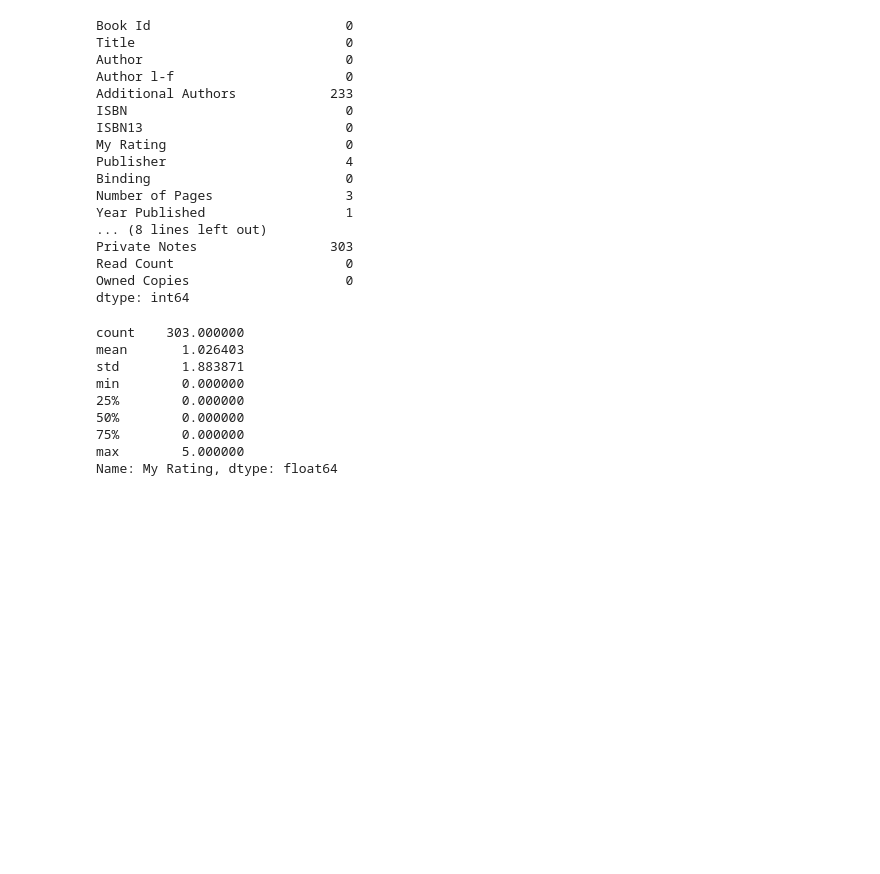
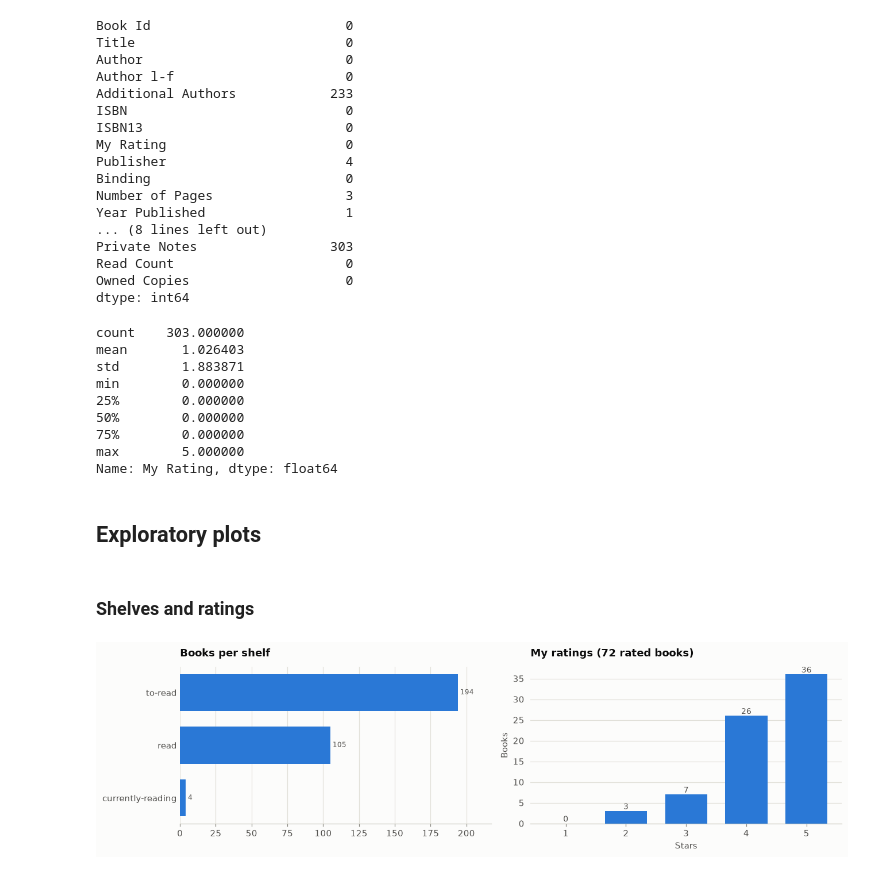
Before and after one commit to mychaelka/book-recommender, a Jupyter notebook: notebooks/my_books.ipynb, the cells around one changed output. Drawn from its saved outputs; the diff is of its cells as text; code cells hidden in the pictures; blank space fills up the shorter version.

Commit message:
exploratory graphs

```diff
--- a/notebooks/my_books.ipynb
+++ b/notebooks/my_books.ipynb
@@ -53,3 +53,36 @@ min        0.000000
 75%        0.000000
 max        5.000000
 Name: My Rating, dtype: float64
+# %% [markdown]
+## Exploratory plots
+# %%
+import ast
+import sys
+from pathlib import Path
+
+import matplotlib.pyplot as plt
+import numpy as np
+
+sys.path.append("..")
+from src.plotting import use_style, hbar, BLUE, ORANGE, AQUA, INK_SECONDARY
+
+use_style()
+
+read = my_data[my_data["Exclusive Shelf"] == "read"]
+rated = my_data[my_data["My Rating"] > 0]   # Goodreads stores "not rated" as 0
+# %% [markdown]
+### Shelves and ratings
+# %%
+fig, (ax1, ax2) = plt.subplots(1, 2, figsize=(12, 3.5), gridspec_kw={"width_ratios": [1, 1]})
+
+hbar(ax1, my_data["Exclusive Shelf"].value_counts(), "Books per shelf")
+
+ratings = rated["My Rating"].astype(int).value_counts().reindex(range(1, 6), fill_value=0)
+ax2.bar(ratings.index, ratings.values, color=BLUE, width=0.7)
+for x, value in zip(ratings.index, ratings.values):
+    ax2.text(x, value, f"{value}", ha="center", va="bottom", fontsize=9, color=INK_SECONDARY)
+ax2.set(title=f"My ratings ({len(rated)} rated books)", xlabel="Stars", ylabel="Books", xticks=range(1, 6))
+plt.tight_layout()
+plt.show()
+# %% [output]
+[figure, added]
```
Also changed, not shown: parts of 9 cells of this notebook, 1 other file.
